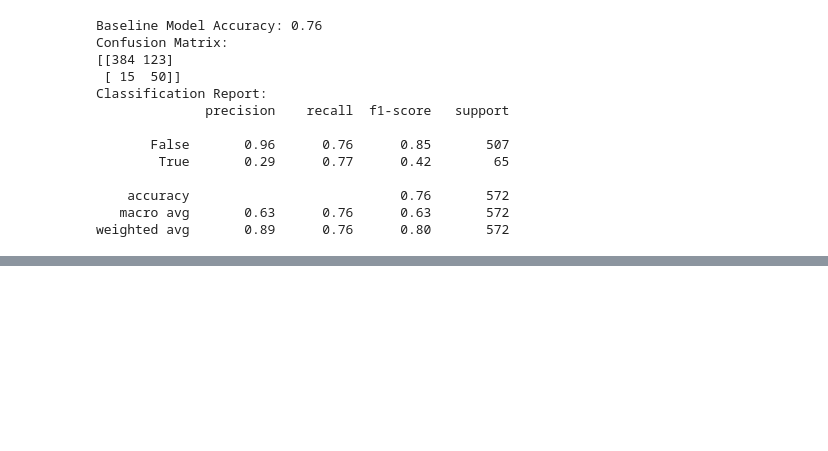
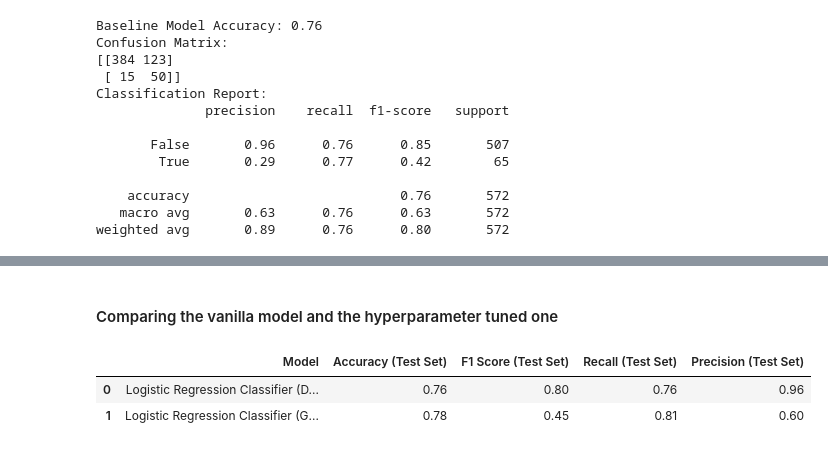
Before and after one commit to Agai-Beryl/Predicting-Customer-Churn-For-A-Leading-Telco-Using-Machine-Learning, a Jupyter notebook: MachineLearning.ipynb, the cells around one changed output, grey strips where cells are left out. Cells and saved outputs as stored; diff of their text form; code cells hidden in the pictures; blank space fills up the shorter version.

```diff
--- a/MachineLearning.ipynb
+++ b/MachineLearning.ipynb
@@ -1079,0 +1148,23 @@ weighted avg       0.89      0.76      0.80       572
+# %% [markdown]
+ #### Comparing the vanilla model and the  hyperparameter tuned one
+# %%
+# Actual tuned values obtained from the tuned logistic regression model
+tuned_accuracy = 0.78
+tuned_f1_score = 0.45
+tuned_recall = 0.81
+tuned_precision = 0.60
+
+data = {
+    'Model': ['Logistic Regression Classifier (Default)', 'Logistic Regression Classifier (GridSearchCV Applied)'],
+    'Accuracy (Test Set)': [0.76, tuned_accuracy],
+    'F1 Score (Test Set)': [0.80, tuned_f1_score],
+    'Recall (Test Set)': [0.76, tuned_recall],
+    'Precision (Test Set)': [0.96, tuned_precision]
+}
+
+df = pd.DataFrame(data)
+df
+# %% [output]
+|  | Model | Accuracy (Test Set) | F1 Score (Test Set) | Recall (Test Set) | Precision (Test Set) |
+| 0 | Logistic Regression Classifier (D... | 0.76 | 0.80 | 0.76 | 0.96 |
+| 1 | Logistic Regression Classifier (G... | 0.78 | 0.45 | 0.81 | 0.60 |
```
Also changed, not shown: parts of 8 cells of this notebook.
